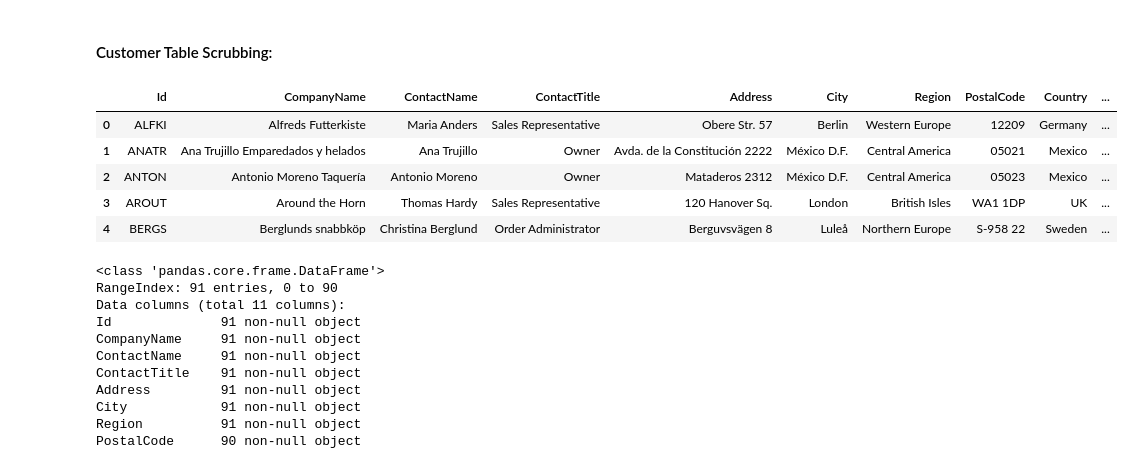
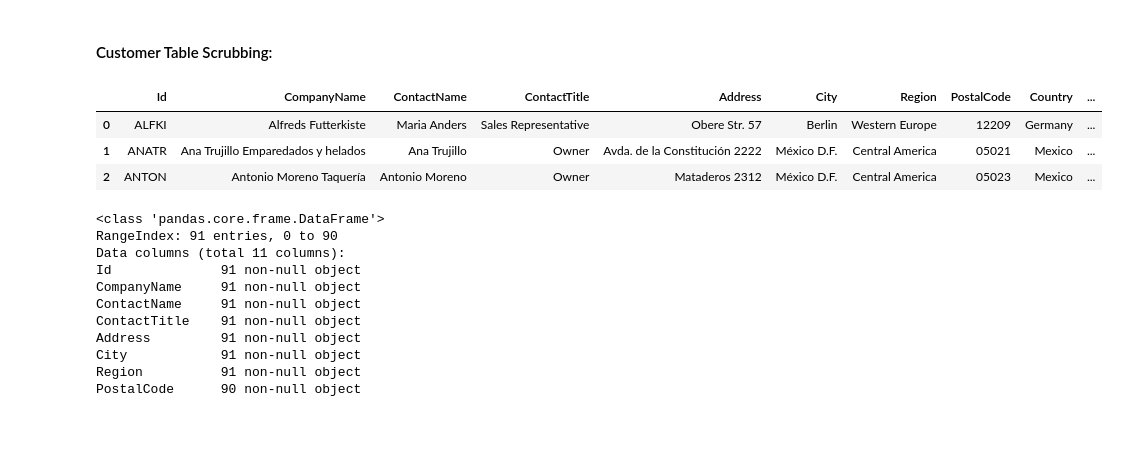
Before and after one commit to pawoody/dsc-2-final-project-online-ds-ft-041519, a Jupyter notebook: Mod 2 Project.ipynb, the cells around one changed output. Cells and saved outputs as stored; diff of their text form; code cells hidden in the pictures; blank space fills up the shorter version.

```diff
--- a/Mod 2 Project.ipynb
+++ b/Mod 2 Project.ipynb
@@ -353,14 +353,12 @@ array(['Beverages', 'Condiments', 'Confections', 'Dairy Products',
 #### Customer Table Scrubbing:
 # %%
 # Viewing Customer DataFrame:
-df_customer.head()
+df_customer.head(3)
 # %% [output]
 |  | Id | CompanyName | ContactName | ContactTitle | Address | City | Region | PostalCode | Country | ... |
 | 0 | ALFKI | Alfreds Futterkiste | Maria Anders | Sales Representative | Obere Str. 57 | Berlin | Western Europe | 12209 | Germany | ... |
 | 1 | ANATR | Ana Trujillo Emparedados y helados | Ana Trujillo | Owner | Avda. de la Constitución 2222 | México D.F. | Central America | 05021 | Mexico | ... |
 | 2 | ANTON | Antonio Moreno Taquería | Antonio Moreno | Owner | Mataderos 2312 | México D.F. | Central America | 05023 | Mexico | ... |
-| 3 | AROUT | Around the Horn | Thomas Hardy | Sales Representative | 120 Hanover Sq. | London | British Isles | WA1 1DP | UK | ... |
-| 4 | BERGS | Berglunds snabbköp | Christina Berglund | Order Administrator | Berguvsvägen 8 | Luleå | Northern Europe | S-958 22 | Sweden | ... |
 # %%
 # Determining Presence of null values:
 print(df_customer.info())
```
Also changed, not shown: parts of 66 cells of this notebook.
